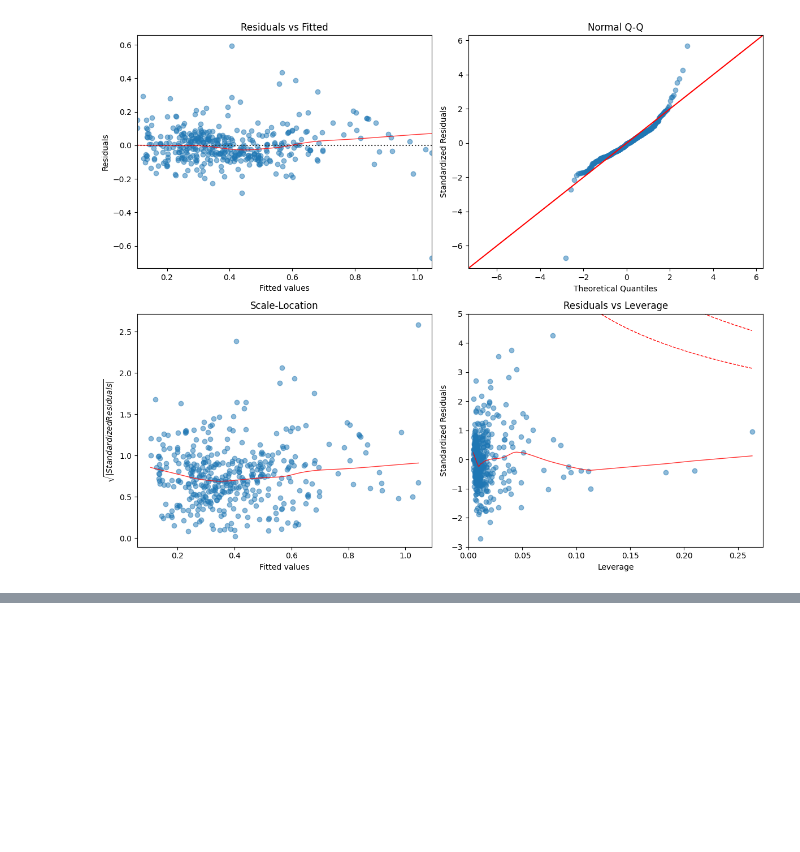
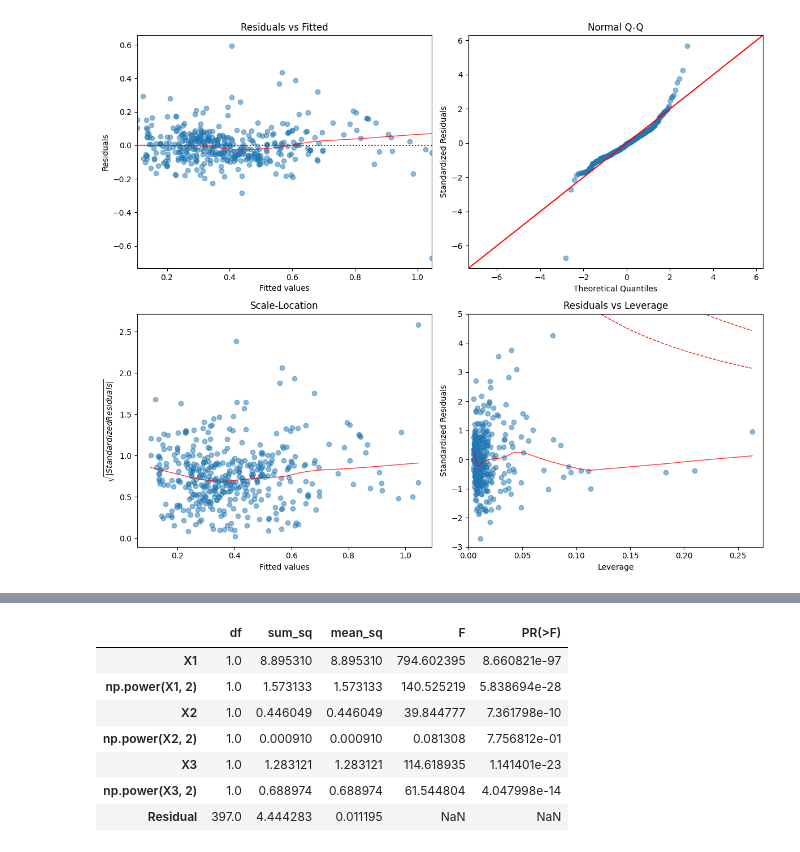
Before and after one commit to ardifjar443/learningMachineLearning, a Jupyter notebook: linear_regresion/multivariate(polynominal).ipynb, the cells around one changed output, grey strips where cells are left out. Cells and saved outputs as stored; diff of their text form; code cells hidden in the pictures; blank space fills up the shorter version.

```diff
--- a/linear_regresion/multivariate(polynominal).ipynb
+++ b/linear_regresion/multivariate(polynominal).ipynb
@@ -160,0 +161,12 @@ plt.show()
+# %%
+from statsmodels.stats.anova import anova_lm
+display(anova_lm(model_fit))
+# %% [output]
+|  | df | sum_sq | mean_sq | F | PR(>F) |
+| X1 | 1.0 | 8.895310 | 8.895310 | 794.602395 | 8.660821e-97 |
+| np.power(X1, 2) | 1.0 | 1.573133 | 1.573133 | 140.525219 | 5.838694e-28 |
+| X2 | 1.0 | 0.446049 | 0.446049 | 39.844777 | 7.361798e-10 |
+| np.power(X2, 2) | 1.0 | 0.000910 | 0.000910 | 0.081308 | 7.756812e-01 |
+| X3 | 1.0 | 1.283121 | 1.283121 | 114.618935 | 1.141401e-23 |
+| np.power(X3, 2) | 1.0 | 0.688974 | 0.688974 | 61.544804 | 4.047998e-14 |
+| Residual | 397.0 | 4.444283 | 0.011195 | NaN | NaN |
```
Also changed, not shown: parts of 13 cells of this notebook, 14 other files.
